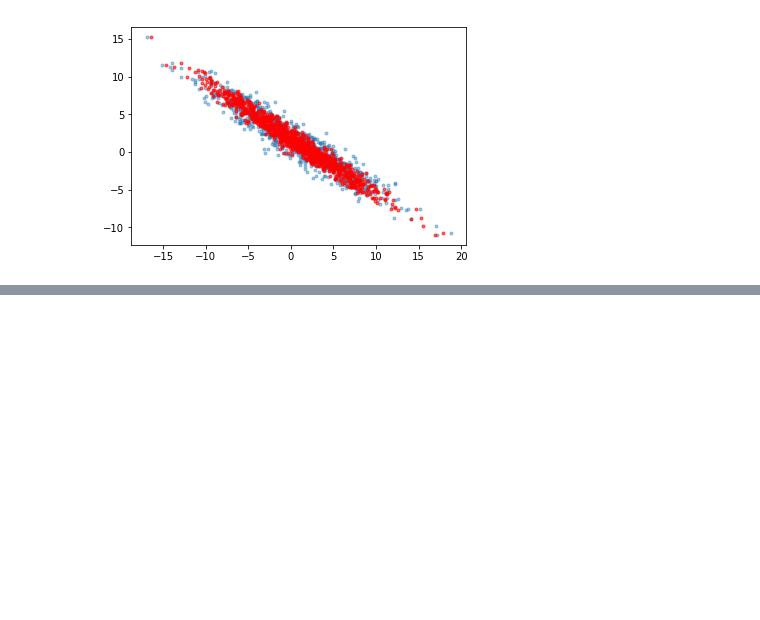
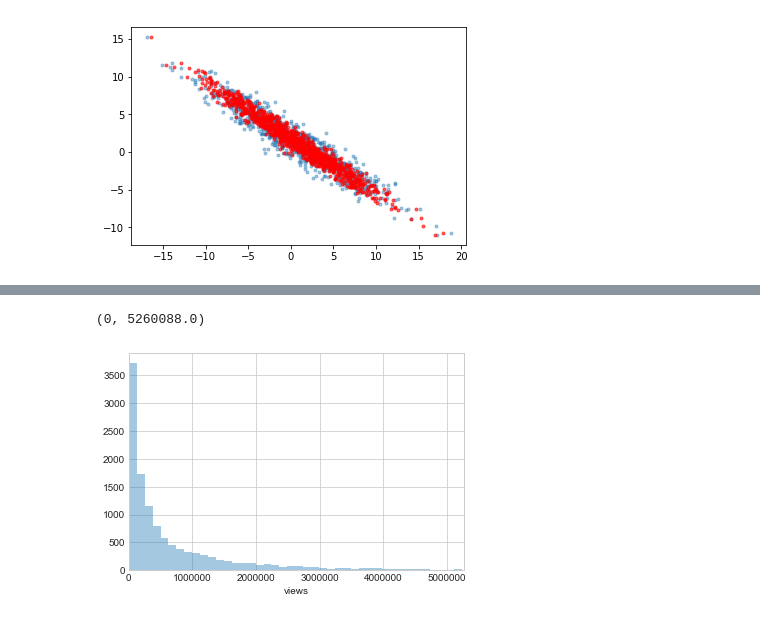
Before and after one commit to LennyFan/MachineLearningNoteBook, a Jupyter notebook: examples/01-LinearRegression-Example.ipynb, the cells around one changed output, grey strips where cells are left out. Saved outputs shown, nothing was run; the diff lists cells and outputs as text; code cells hidden in the pictures; blank space fills up the shorter version.

```diff
--- a/examples/01-LinearRegression-Example.ipynb
+++ b/examples/01-LinearRegression-Example.ipynb
@@ -152,0 +230,6 @@ plot( X.dot(W_Hat)  ,V[2,:], 'r.', alpha = 0.6 ) ;
+# %%
+sns.distplot(df['views'],bins = 1200,kde=False)
+plt.xlim(0,5.260088e+06)
+# %% [output]
+(0, 5260088.0)
+[figure, added]
```
Also changed, not shown: parts of 31 cells of this notebook.
